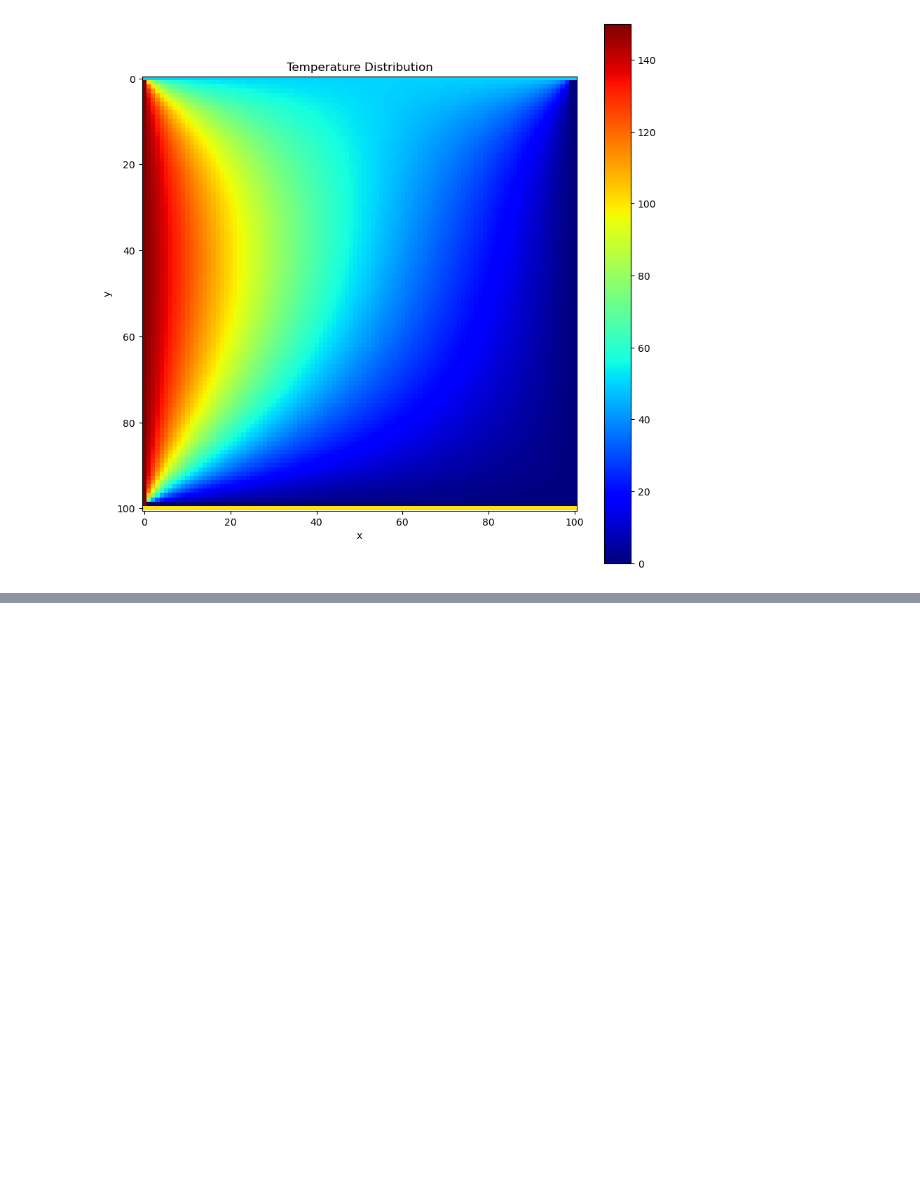
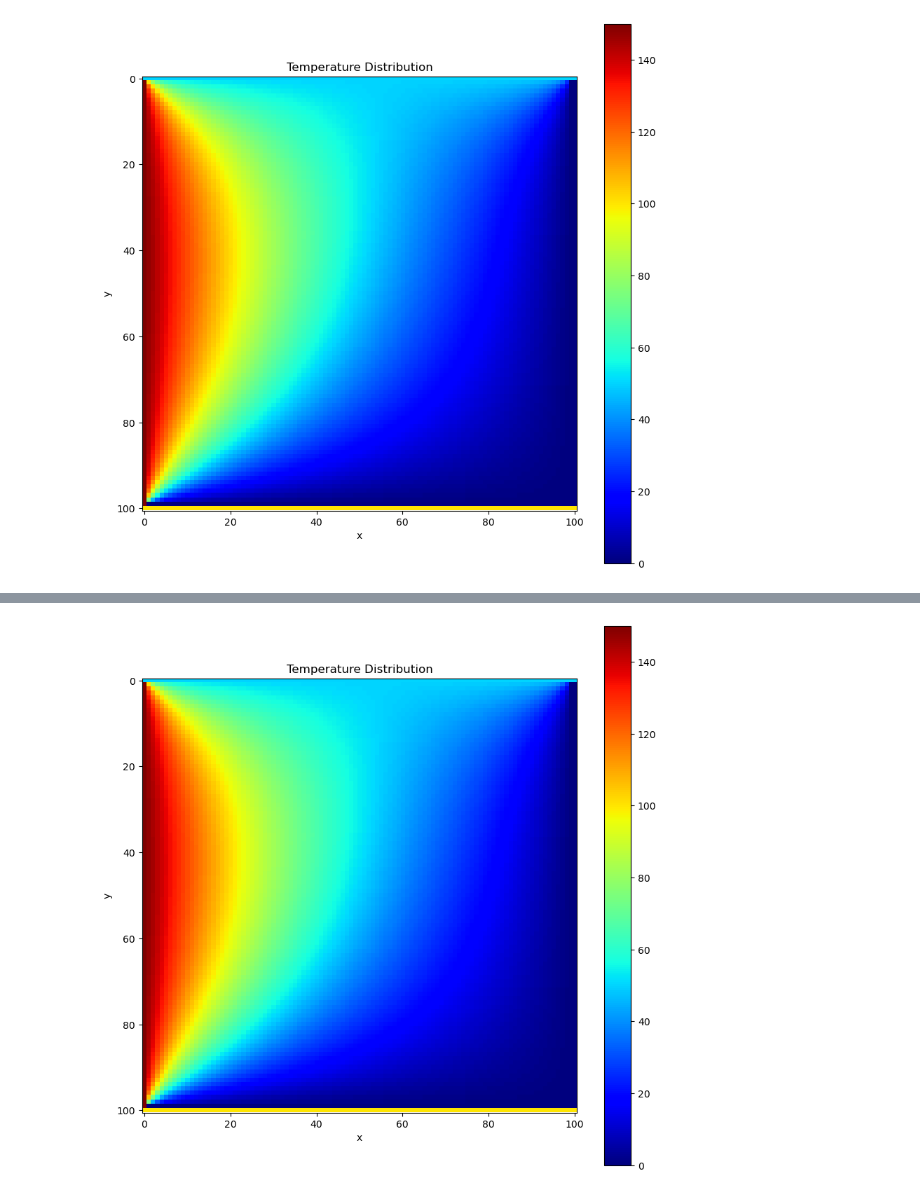
Before and after one commit to sungchol3/Numerical_Method_solving_laplace_equations, a Jupyter notebook: numerical_method_laplace_eq.ipynb, the cells around one changed output, grey strips where cells are left out. Saved outputs shown, nothing was run; the diff lists cells and outputs as text; code cells hidden in the pictures; blank space fills up the shorter version.

```diff
--- a/numerical_method_laplace_eq.ipynb
+++ b/numerical_method_laplace_eq.ipynb
@@ -225,0 +304,5 @@ print(model.error_history[-1])
+# %%
+model = SOR(DataGrid(N), tolerance, max_iterations)
+solution, Run_time_SOR = model.train()
+print(f"Running time: {Run_time_SOR:.2f} seconds")
+print(solution)
@@ -225,0 +324,5 @@ print(model.error_history[-1])
+# %%
+plt.figure(figsize=(10, 10))
+model.show_distribution()
+# %% [output]
+[figure, added]
```
Also changed, not shown: parts of 9 cells of this notebook.
